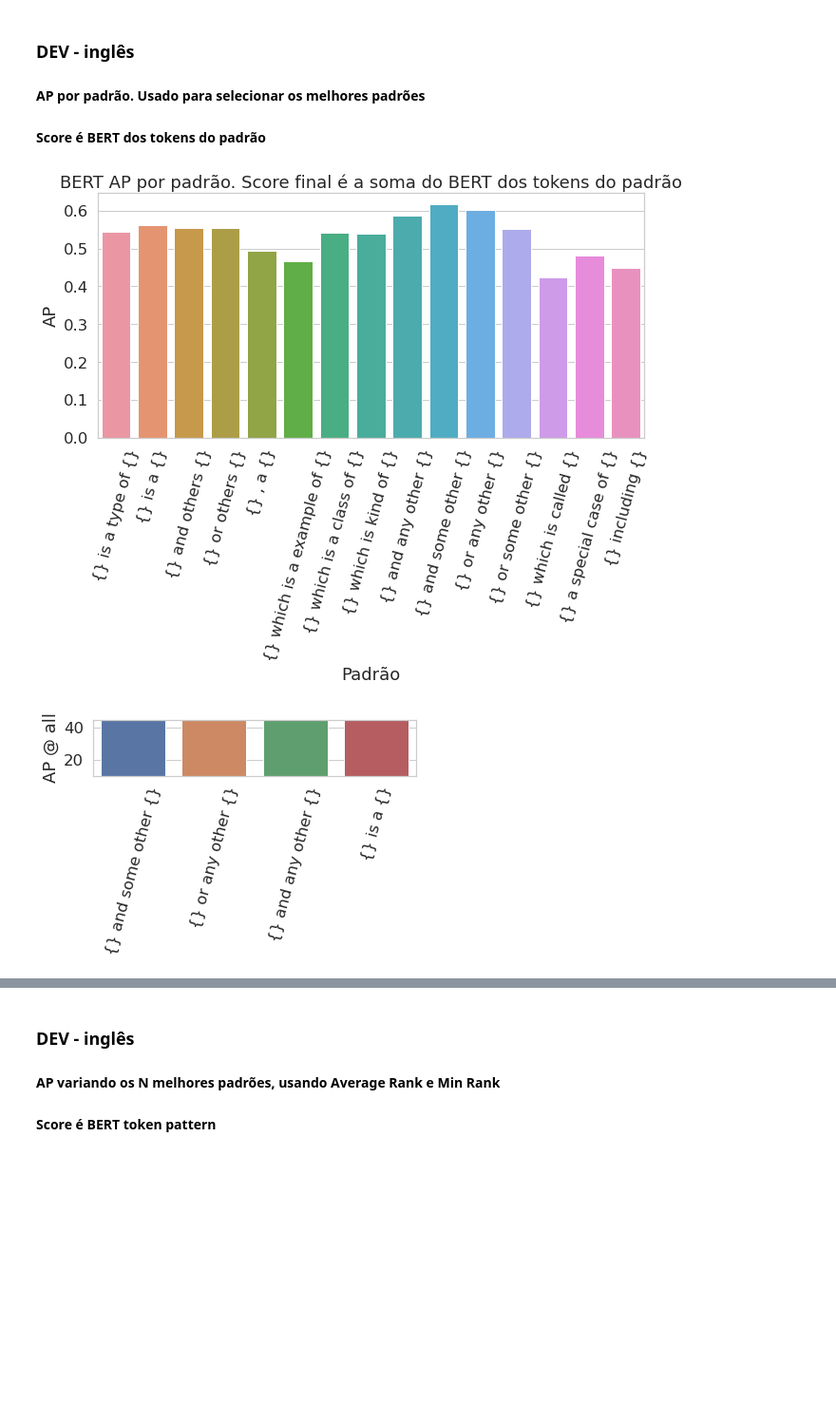
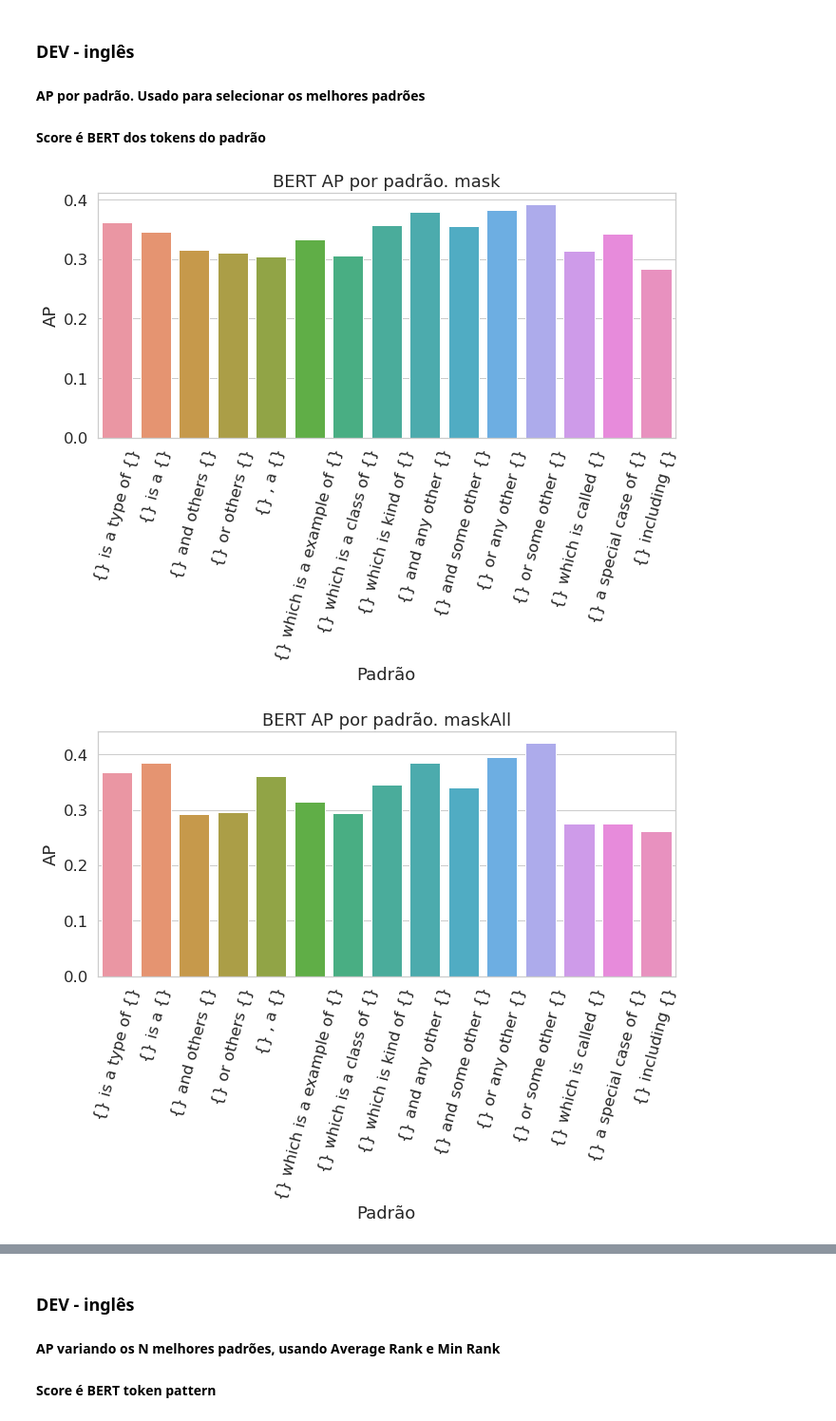
Before and after one commit to eraldoluis/hyper_bert, a Jupyter notebook: nb/dissertacao/en_mask_all_logsoftmax.ipynb, the cells around one changed output, grey strips where cells are left out. Shown at 95% size. Cells and saved outputs as stored; diff of their text form; code cells hidden in the pictures; blank space fills up the shorter version.

Commit message:
nb logsoftmax

```diff
--- a/nb/dissertacao/en_mask_all_logsoftmax.ipynb
+++ b/nb/dissertacao/en_mask_all_logsoftmax.ipynb
@@ -32,15 +32,25 @@ else:
     bert_mask = "../../en-model/bert-base-uncased_bert_score_2020-11-11_20:24:14_HypeNet_train/HypeNet_train.json"
     bert_mask_all = "../../en-model/bert-base-uncased_bert_score_maskall_2021-03-22_23:29:19/train/HypeNet_train.json"
     # alterar
-    bert_mask_all_logsoftmax = "../../en-model/bert-base-uncased_bert_score_maskall_2021-03-23_12:26:19/HypeNet_test.json"
+    bert_mask_all_logsoftmax = "../../en-model/bert-base-uncased_bert_score_maskall_2021-03-23_12:26:19/train/HypeNet_train.json"
 
 dfs_data = {}
-dfs_data['mask'] = nb_utils.create_dataframe(json.load(open(path_file_bert)), separator="\t")
-dfs_data['maskAll'] = nb_utils.create_dataframe_maskAll(json.load(open(path_file_bert)), separator="\t")
-dfs_data['maskAll_LogSoft'] = nb_utils.create_dataframe_maskAll_pattern(json.load(open(path_file_bert)), separator="\t")
+dfs_data['mask'] = nb_utils.create_dataframe(json.load(open(bert_mask)), separator="\t")
+
+dfs_data['maskAll'] = nb_utils.create_dataframe_maskAll(json.load(open(bert_mask_all)), separator="\t")
+dfs_data['maskAll_LogSoft'] = nb_utils.create_dataframe_maskAll_pattern(json.load(open(bert_mask_all_logsoftmax)), separator="\t")
 
 pattern_unique = dfs_data['mask']['pattern'].unique().tolist()
 len_total_unique = dfs_data['mask']['len_total'].unique().tolist()
+
+dfs_data['mask'] = nb_utils.logsumexp_normalization(dfs_data['mask'],
+                                                    len_list=len_total_unique,
+                                                    pattern_list=pattern_unique)
+
+dfs_data['maskAll'] = nb_utils.logsumexp_normalization(dfs_data['maskAll'],
+                                                    len_list=len_total_unique,
+                                                    pattern_list=pattern_unique)
+
 
 for mask_type, value in dfs_data.items():
     print(f"Mask= {mask_type} - DF all with OOV = {value[value['pattern'] == pattern_unique[0]].count()['hiponimo']}")
@@ -60,7 +71,7 @@ Processamento DEV pronto!
 # Balanceamento df_with_oov
 sns.set(style="whitegrid", font_scale=1.5)
 
-
+df_with_oov = dfs_data['maskAll']
 plt.figure(figsize=(10, 5))
 df_with_oov_ratio = nb_utils.balanceamento(df_with_oov, patterns=pattern_unique,len_size=len_total_unique)
 df_with_oov_ratio['total'] = df_with_oov_ratio['true'] + df_with_oov_ratio['false']
@@ -79,30 +90,36 @@ plt.show()
 # %%
 # AP por padrao DEV en
 # AP por padrão
 # IMPORTANTE mudar o key_sort
-df_plot = nb_utils.compute_dataframe_AP_by_pattern(df_with_oov, key_sort="score_pattern_mean", pattern_list=pattern_unique)
-plt.figure(figsize=(10, 8))
-ax = sns.barplot(data=df_plot, x='padrao', y='AP')
-ax.set(xlabel="Padrão")
-ax.set_title(f"BERT AP por padrão. Score final é a soma do BERT dos tokens do padrão")
-plt.xticks(rotation=75)
-plt.show()
+# dfs_data['mask']
+# dfs_data['maskAll']
+# dfs_data['maskAll_LogSoft']
+best_pattern ={}
+for mask_type, df_with_oov in dfs_data.items():
+    if mask_type == "mask":
+        column_sort = "score_final_log(z)"
+    elif mask_type == "maskAll":
+        column_sort = "score_final_log(z)"
+    elif mask_type == "maskAll_LogSoft":
+        column_sort = "score_pattern_mean"
+    else:
+        raise KeyError
 
-plt.figure()
-df_dissertacao = df_plot.sort_values(by="AP", ascending=False)
-df_dissertacao = df_dissertacao.iloc[:4]
-df_dissertacao['AP'] = df_dissertacao['AP'] * 100
-ax = sns.barplot(data=df_dissertacao, x='padrao', y='AP')
-ax.set(ylim=(10, 45))
-ax.set(xlabel="")
-ax.set(ylabel="AP @ all")
-plt.xticks(rotation=75)
-# plt.savefig('DEV_EN_4_melhores_padroes.pdf')
-plt.show()
+    df_plot = nb_utils.compute_dataframe_AP_by_pattern(df_with_oov, key_sort=column_sort,
+                                                       pattern_list=pattern_unique)
+    plt.figure(figsize=(10, 8))
+    ax = sns.barplot(data=df_plot, x='padrao', y='AP')
+    ax.set(xlabel="Padrão")
+    ax.set_title(f"BERT AP por padrão. {mask_type}")
+    plt.xticks(rotation=75)
+    plt.show()
+    best_pattern[mask_type] = df_plot.sort_values(by='AP', ascending=False)['padrao'].tolist()
 
-print(f"Melhores padrões usando BERT token pattern")
-best_pattern_logz = df_plot.sort_values(by='AP', ascending=False)['padrao'].tolist()
-print(best_pattern_logz)
+print(f"Melhores padrões usando BERT")
+for mask_type, array_pattern in best_pattern.items():
+    print(f"{mask_type}")
+    print(array_pattern)
+    print("########\n")
 # %% [output]
-[figure, old version]
+[figure, new version]
-[figure, old version]
+[figure, new version]
```
Also changed, not shown: parts of 18 cells of this notebook, 1 other file.
